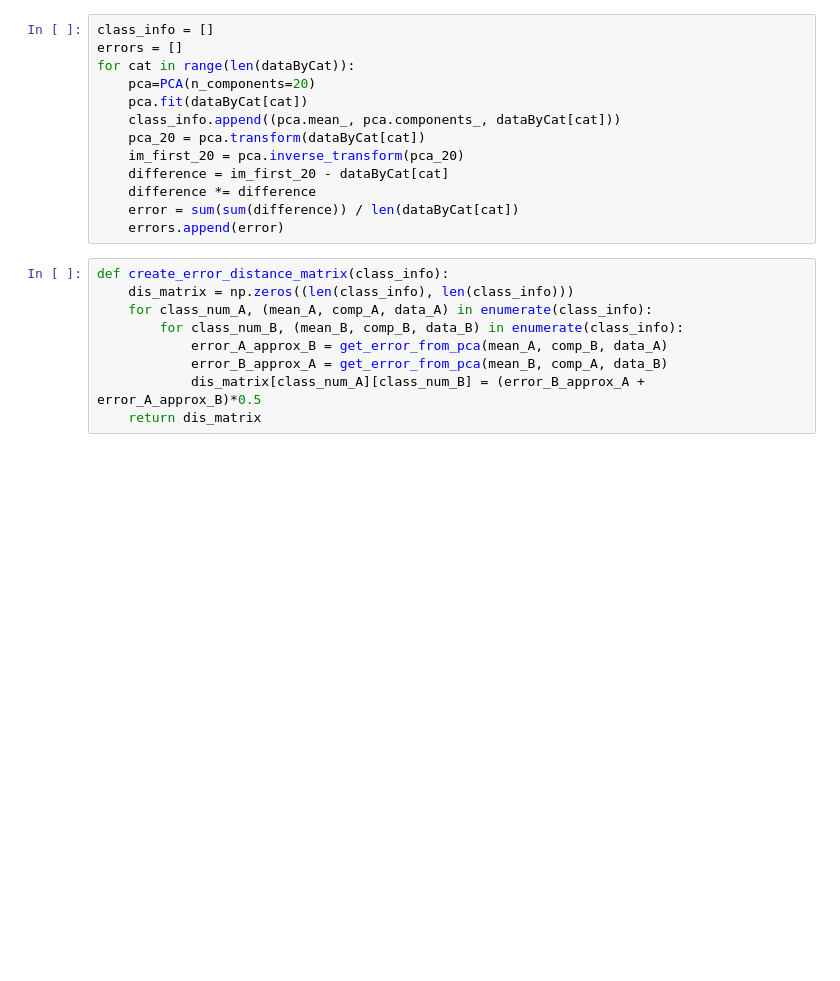
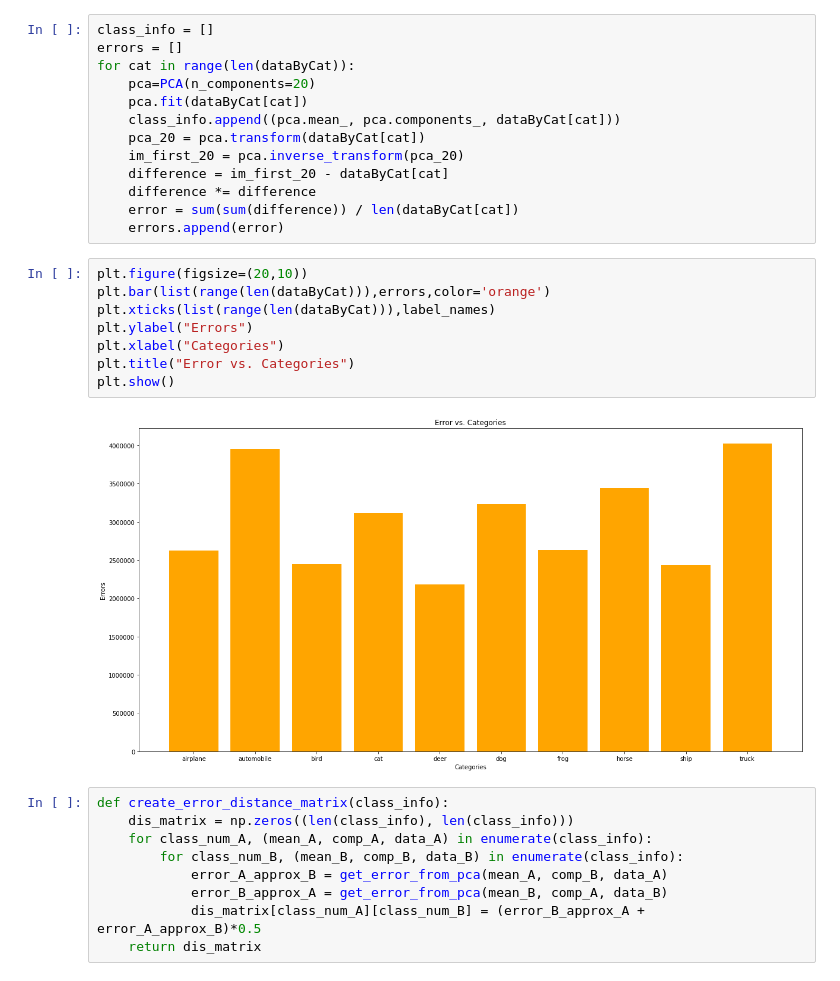
Before and after one commit to bmgriff2/Assignment3, a Jupyter notebook: Assignment3Felipe.ipynb, the cells around one changed output. Cells and saved outputs as stored; diff of their text form; blank space fills up the shorter version.

```diff
--- a/Assignment3Felipe.ipynb
+++ b/Assignment3Felipe.ipynb
@@ -99,6 +100,16 @@ for cat in range(len(dataByCat)):
     difference *= difference
     error = sum(sum(difference)) / len(dataByCat[cat])
     errors.append(error)
+# %%
+plt.figure(figsize=(20,10))
+plt.bar(list(range(len(dataByCat))),errors,color='orange')
+plt.xticks(list(range(len(dataByCat))),label_names)
+plt.ylabel("Errors")
+plt.xlabel("Categories")
+plt.title("Error vs. Categories")
+plt.show()
+# %% [output]
+[figure, added]
 # %%
 def create_error_distance_matrix(class_info):
     dis_matrix = np.zeros((len(class_info), len(class_info)))
```
Also changed, not shown: parts of 3 cells of this notebook, 3 other files.
